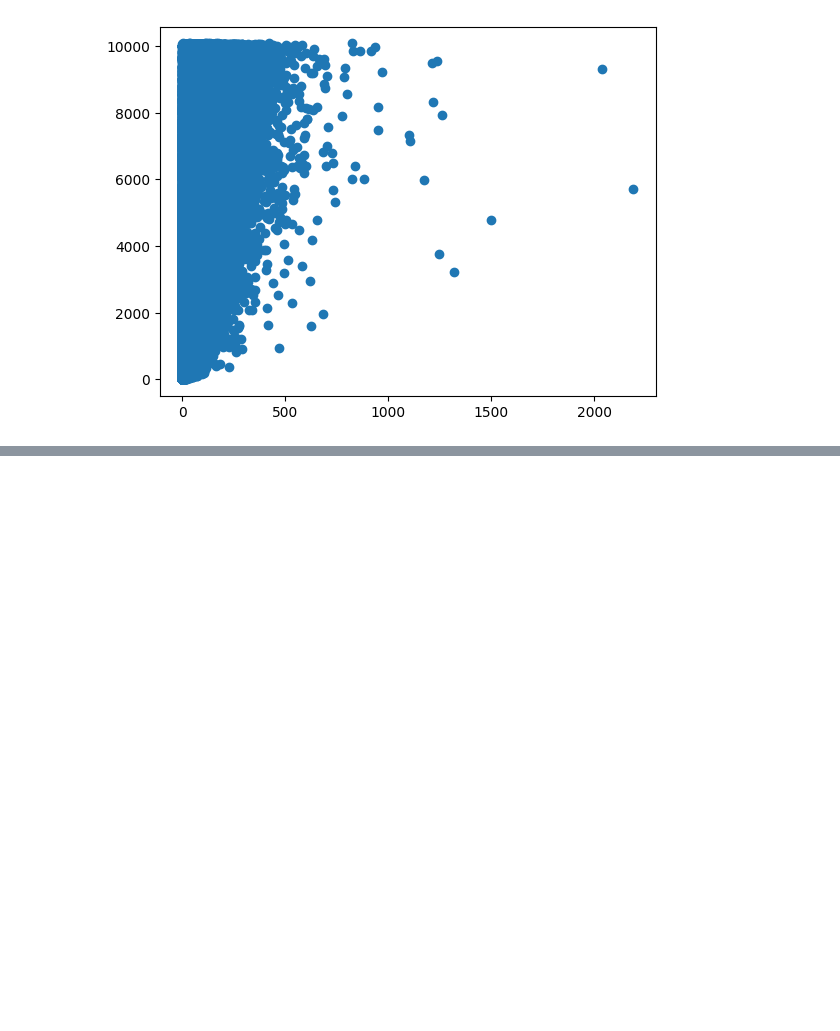
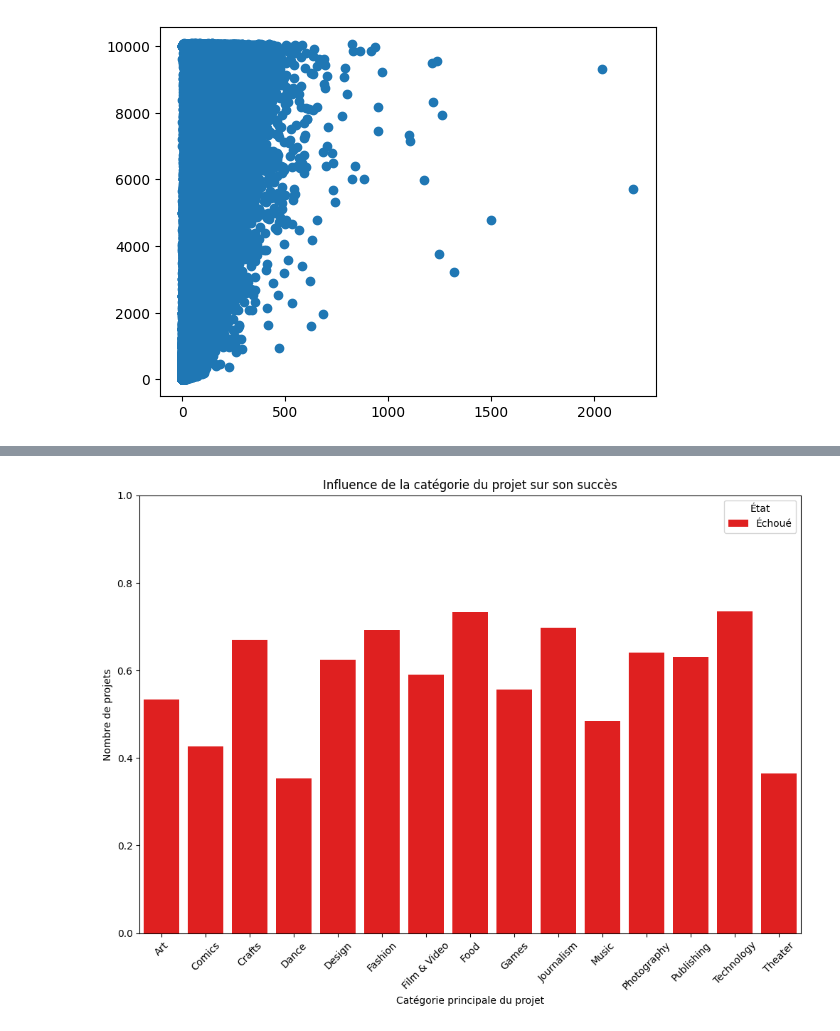
Before and after one commit to Steven-176/crowdfunding_ML, a Jupyter notebook: crowdfunding.ipynb, the cells around one changed output, grey strips where cells are left out. Saved outputs shown, nothing was run; the diff lists cells and outputs as text; code cells hidden in the pictures; blank space fills up the shorter version.

```diff
--- a/crowdfunding.ipynb
+++ b/crowdfunding.ipynb
@@ -107,0 +184,15 @@ plt.show()
+# %%
+# Création du graphique à barres empilées
+plt.figure(figsize=(12, 8))
+sns.barplot(data=normalized_success_failure, x=normalized_success_failure.index, y='failed', color='red', label='Échoué')
+
+# Personnalisation du graphique
+plt.title("Influence de la catégorie du projet sur son succès")
+plt.xlabel("Catégorie principale du projet")
+plt.ylabel("Nombre de projets")
+plt.legend(title='État', loc='upper right')
+plt.xticks(rotation=45)
+plt.ylim(0, 1)
+plt.show()
+# %% [output]
+[figure, added]
```
Also changed, not shown: parts of 10 cells of this notebook.
